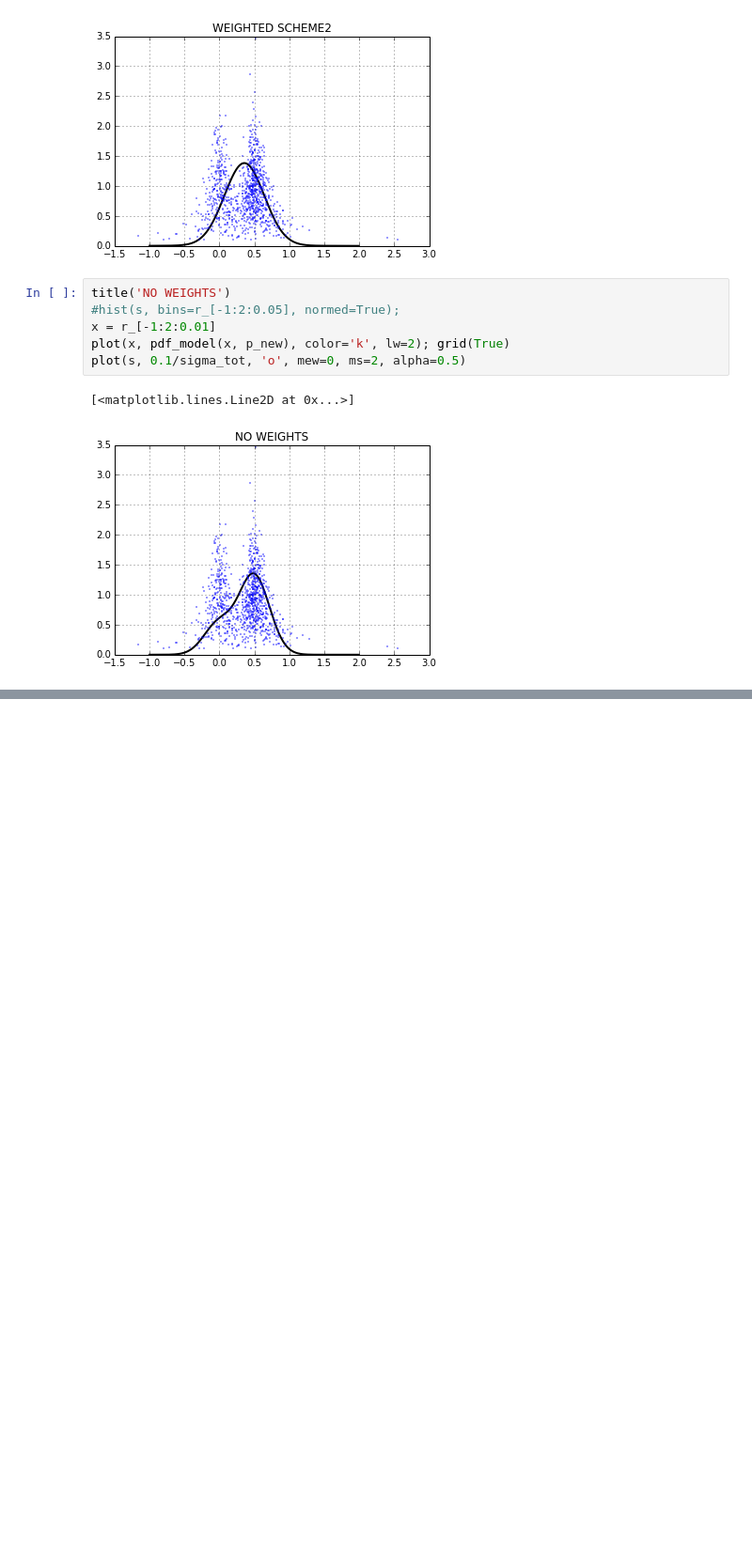
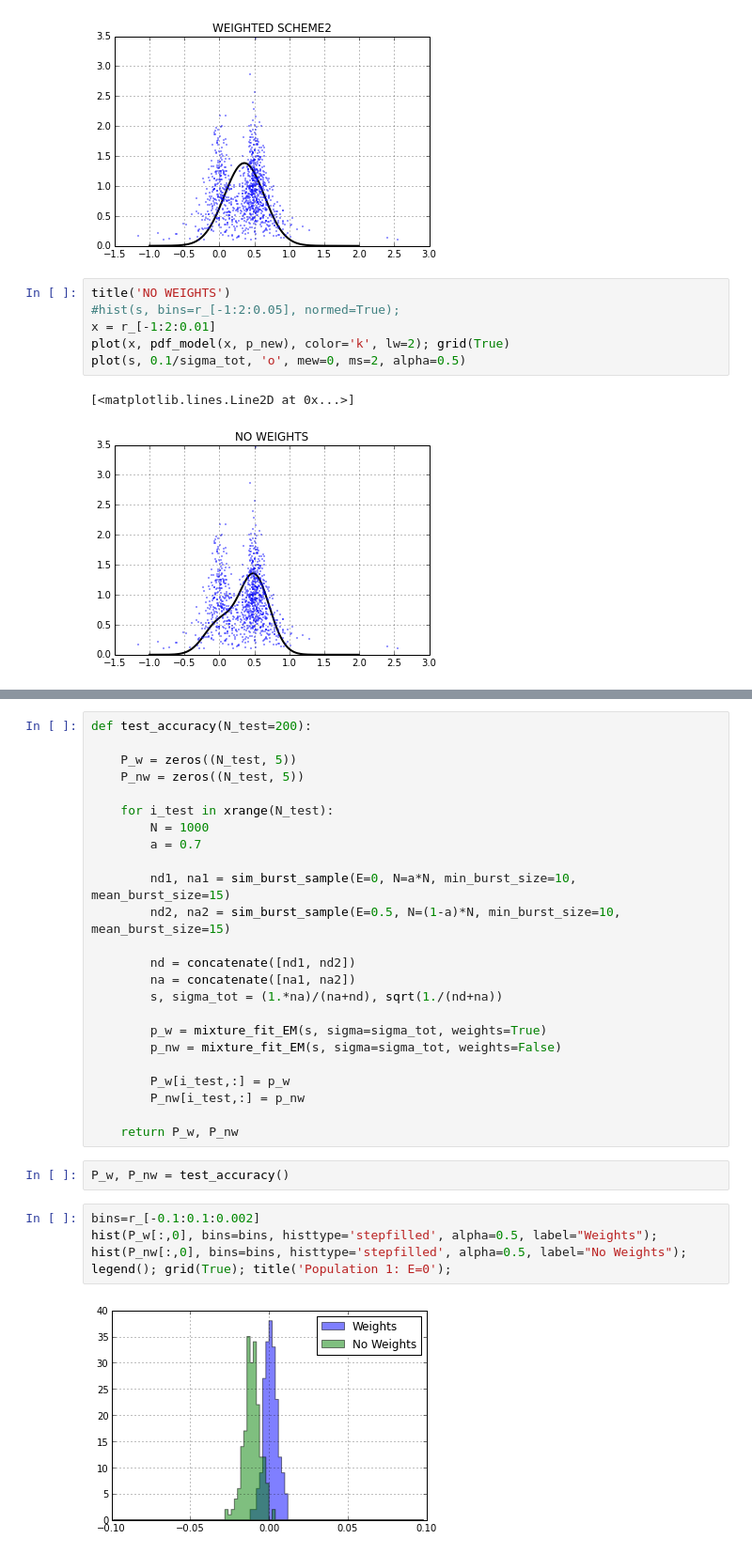
Before and after one commit to tritemio/notebooks, a Jupyter notebook: Mixture_Model_Fitting.ipynb, the cells around one changed output, grey strips where cells are left out. Shown at 94% size. Saved outputs shown, nothing was run; the diff lists cells and outputs as text; blank space fills up the shorter version.

```diff
--- a/Mixture_Model_Fitting.ipynb
+++ b/Mixture_Model_Fitting.ipynb
@@ -612,0 +691,33 @@ plot(s, 0.1/sigma_tot, 'o', mew=0, ms=2, alpha=0.5)
+# %%
+def test_accuracy(N_test=200):
+
+    P_w = zeros((N_test, 5))
+    P_nw = zeros((N_test, 5))
+
+    for i_test in xrange(N_test):
+        N = 1000
+        a = 0.7
+
+        nd1, na1 = sim_burst_sample(E=0, N=a*N, min_burst_size=10, mean_burst_size=15)
+        nd2, na2 = sim_burst_sample(E=0.5, N=(1-a)*N, min_burst_size=10, mean_burst_size=15)
+
+        nd = concatenate([nd1, nd2])
+        na = concatenate([na1, na2])
+        s, sigma_tot = (1.*na)/(na+nd), sqrt(1./(nd+na))
+
+        p_w = mixture_fit_EM(s, sigma=sigma_tot, weights=True)
+        p_nw = mixture_fit_EM(s, sigma=sigma_tot, weights=False)
+
+        P_w[i_test,:] = p_w
+        P_nw[i_test,:] = p_nw
+
+    return P_w, P_nw
+# %%
+P_w, P_nw = test_accuracy()
+# %%
+bins=r_[-0.1:0.1:0.002]
+hist(P_w[:,0], bins=bins, histtype='stepfilled', alpha=0.5, label="Weights");
+hist(P_nw[:,0], bins=bins, histtype='stepfilled', alpha=0.5, label="No Weights");
+legend(); grid(True); title('Population 1: E=0');
+# %% [output]
+[figure, added]
```
Also changed, not shown: parts of 39 cells of this notebook.
